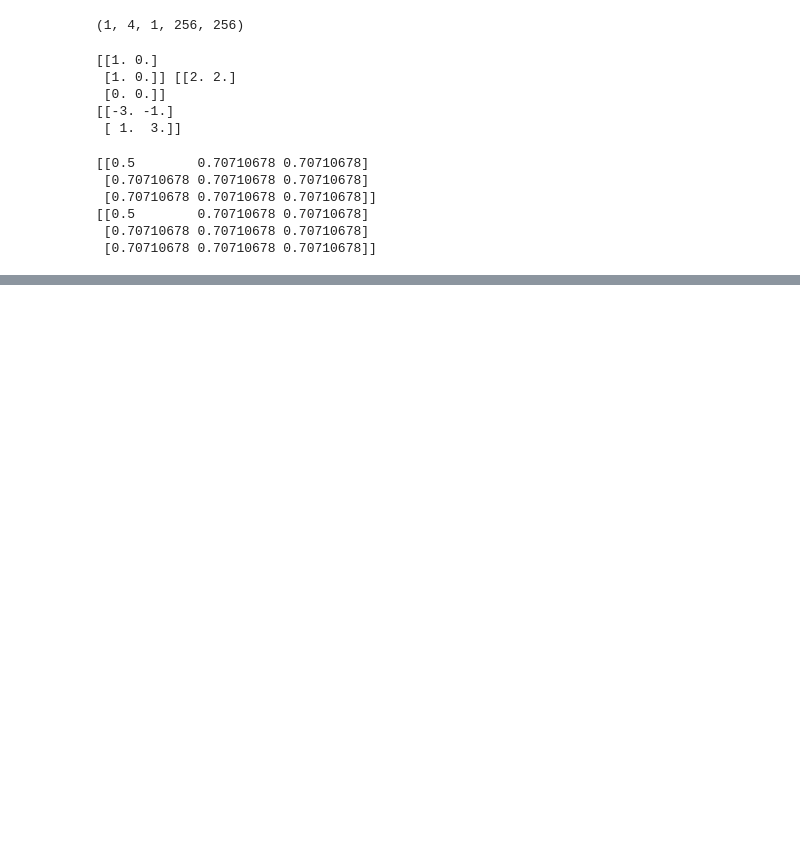
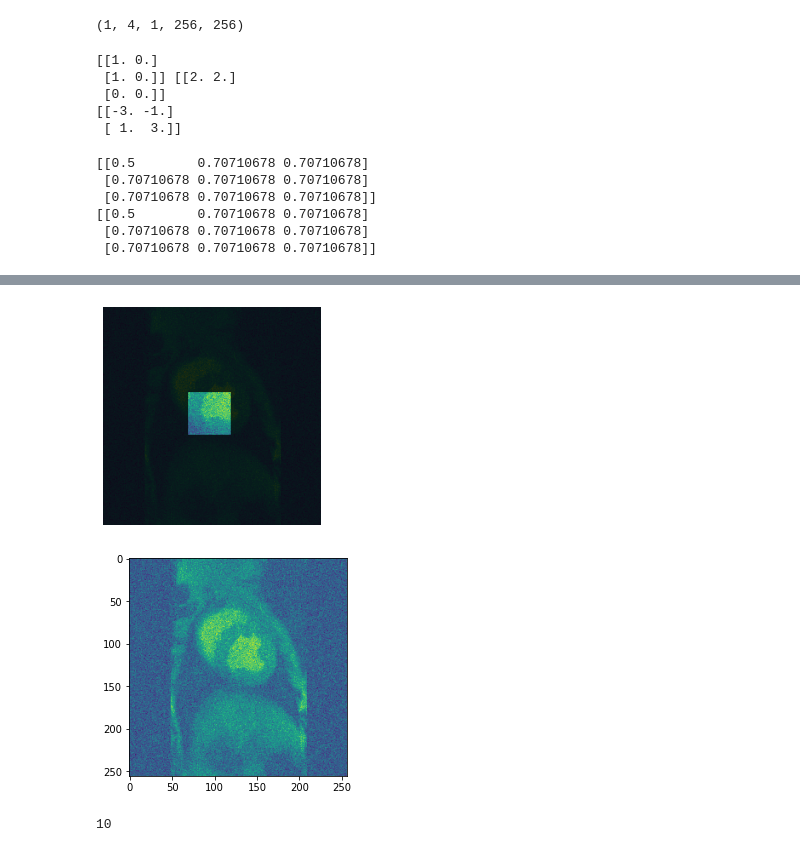
Before and after one commit to Mudhdhoo/Caltech-SURF-2023, a Jupyter notebook: test.ipynb, the cells around one changed output, grey strips where cells are left out. Saved outputs shown, nothing was run; the diff lists cells and outputs as text; code cells hidden in the pictures; blank space fills up the shorter version.

```diff
--- a/test.ipynb
+++ b/test.ipynb
@@ -178,0 +157,42 @@ print(a)
+# %%
+import matplotlib.pyplot as plt
+import matplotlib.image as mpimg
+import numpy as np
+
+# Load images
+color = np.zeros([256,256,4])
+color[:,:,0] = 0
+color[:,:,1] = 0
+color[:,:,2] = 0
+image1 = im.image
+image2 = color
+
+# Create a mask for the opaque region
+mask = np.ones_like(image2[:, :, 3])
+mask[100:150, 100:150] = 0
+image2[:, :, 3] = mask
+
+# Create figure and subplot
+fig, ax = plt.subplots()
+
+# Display the first image
+ax.imshow(image1)
+
+# Overlay the modified top image
+ax.imshow(image2, alpha = 0.8)
+
+# Adjust plot settings
+ax.axis('off')
+
+# Show the stacked images
+plt.show()
+plt.imshow(im.image)
+plt.show()
+# %% [output]
+[figure, added]
+[figure, added]
+# %%
+a = np.array([[1,2],[3,4]])
+np.sum(a)
+# %% [output]
+10
```
Also changed, not shown: parts of 3 cells of this notebook, 8 other files.
